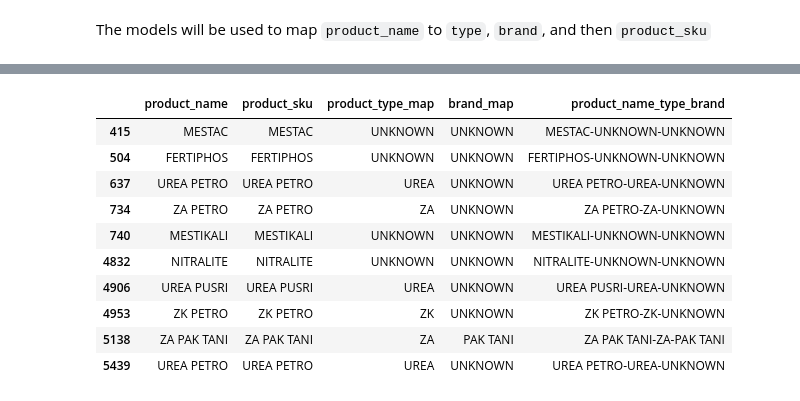
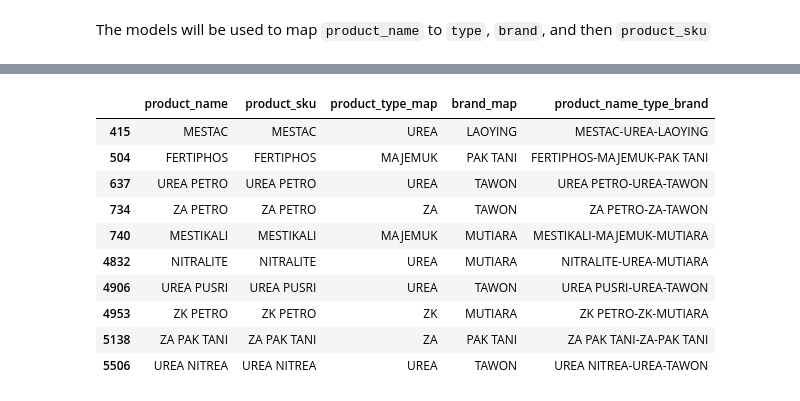
Before and after one commit to sakabmw/dsw-2023, a Jupyter notebook: ctx.ipynb, the cells around one changed output, grey strips where cells are left out. Saved outputs shown, nothing was run; the diff lists cells and outputs as text; code cells hidden in the pictures.

```diff
--- a/ctx.ipynb
+++ b/ctx.ipynb
@@ -461,0 +520,5 @@ Trial, creating the model
+# %%
+product_pos['product_type_test'] = model_type.predict(product_pos['product_name'])
+product_pos['product_brand_test'] = model_brand.predict(product_pos['product_name'])
+
+product_pos.head(10)
@@ -461,0 +539,15 @@ Trial, creating the model
+# %%
+# If the values in either `product_type_map` or `brand_map` are `UNKNOWN`, use the values from the models' result.
+# Otherwise, use the initial mapping result.
+
+product_pos['product_type_map'] = np.where(
+    product_pos['product_type_map'] == 'UNKNOWN',
+    product_pos['product_type_test'],
+    product_pos['product_type_map']
+)
+
+product_pos['brand_map'] = np.where(
+    product_pos['brand_map'] == 'UNKNOWN',
+    product_pos['product_brand_test'],
+    product_pos['brand_map']
+)
@@ -462 +592,4 @@ Trial, creating the model
+# %%
+# Remove column `product_type_test` & `product_brand_test` since they are no longer used
+product_pos = product_pos.drop(['product_type_test', 'product_brand_test'], axis=1)
 # %%
@@ -505,14 +641,17 @@ df = product_pos[product_pos['product_sku'].notnull()]
+# %%
+# Creating a dataframe as raw data to be used in the model training
+df_map_sku = product_pos[product_pos['product_sku'].notnull()]
 # %%
-df.head(10)
+df_map_sku.head(10)
 # %% [output]
 |  | product_name | product_sku | product_type_map | brand_map | product_name_type_brand |
-| 415 | MESTAC | MESTAC | UNKNOWN | UNKNOWN | MESTAC-UNKNOWN-UNKNOWN |
-| 504 | FERTIPHOS | FERTIPHOS | UNKNOWN | UNKNOWN | FERTIPHOS-UNKNOWN-UNKNOWN |
-| 637 | UREA PETRO | UREA PETRO | UREA | UNKNOWN | UREA PETRO-UREA-UNKNOWN |
-| 734 | ZA PETRO | ZA PETRO | ZA | UNKNOWN | ZA PETRO-ZA-UNKNOWN |
-| 740 | MESTIKALI | MESTIKALI | UNKNOWN | UNKNOWN | MESTIKALI-UNKNOWN-UNKNOWN |
-| 4832 | NITRALITE | NITRALITE | UNKNOWN | UNKNOWN | NITRALITE-UNKNOWN-UNKNOWN |
-| 4906 | UREA PUSRI | UREA PUSRI | UREA | UNKNOWN | UREA PUSRI-UREA-UNKNOWN |
-| 4953 | ZK PETRO | ZK PETRO | ZK | UNKNOWN | ZK PETRO-ZK-UNKNOWN |
+| 415 | MESTAC | MESTAC | UREA | LAOYING | MESTAC-UREA-LAOYING |
+| 504 | FERTIPHOS | FERTIPHOS | MAJEMUK | PAK TANI | FERTIPHOS-MAJEMUK-PAK TANI |
+| 637 | UREA PETRO | UREA PETRO | UREA | TAWON | UREA PETRO-UREA-TAWON |
+| 734 | ZA PETRO | ZA PETRO | ZA | TAWON | ZA PETRO-ZA-TAWON |
+| 740 | MESTIKALI | MESTIKALI | MAJEMUK | MUTIARA | MESTIKALI-MAJEMUK-MUTIARA |
+| 4832 | NITRALITE | NITRALITE | UREA | MUTIARA | NITRALITE-UREA-MUTIARA |
+| 4906 | UREA PUSRI | UREA PUSRI | UREA | TAWON | UREA PUSRI-UREA-TAWON |
+| 4953 | ZK PETRO | ZK PETRO | ZK | MUTIARA | ZK PETRO-ZK-MUTIARA |
 | 5138 | ZA PAK TANI | ZA PAK TANI | ZA | PAK TANI | ZA PAK TANI-ZA-PAK TANI |
-| 5439 | UREA PETRO | UREA PETRO | UREA | UNKNOWN | UREA PETRO-UREA-UNKNOWN |
+| 5506 | UREA NITREA | UREA NITREA | UREA | TAWON | UREA NITREA-UREA-TAWON |
```
Also changed, not shown: parts of 52 cells of this notebook.
